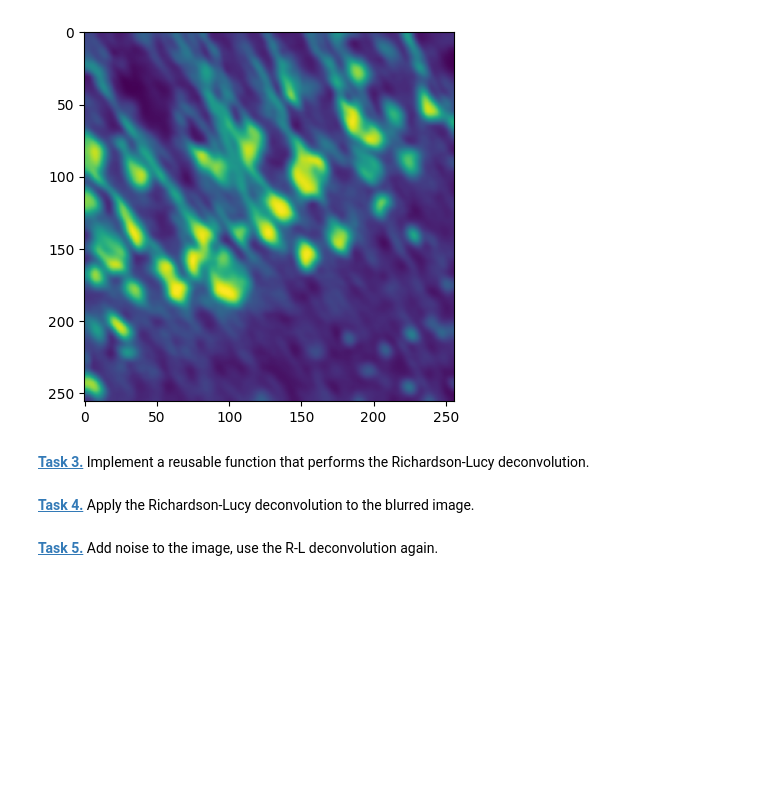
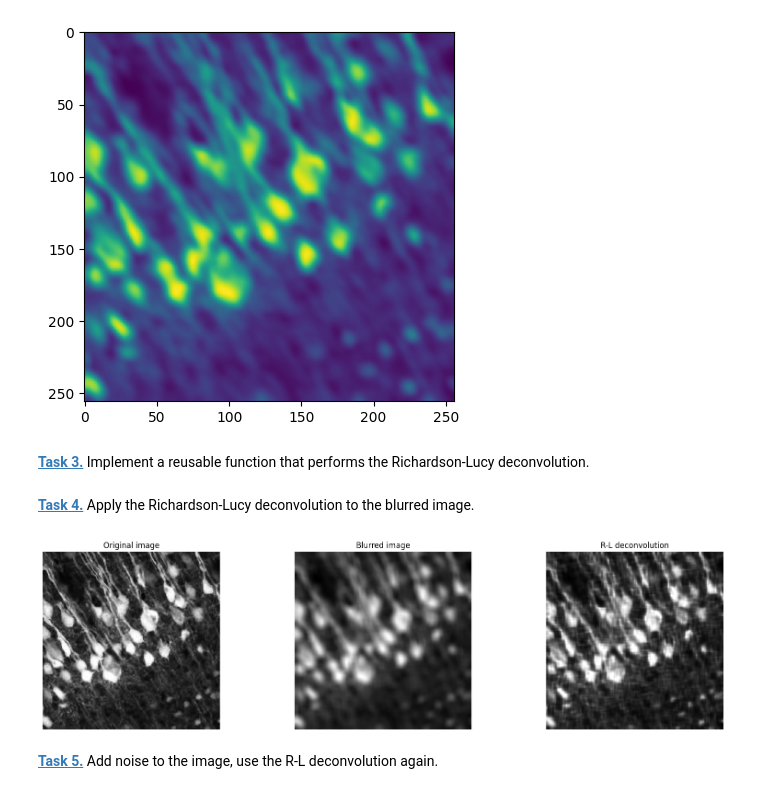
Before and after one commit to PhilippScheulen/philipp-does-fun-hacker-stuff, a Jupyter notebook: deconvolution.ipynb, the cells around one changed output. Drawn from its saved outputs; the diff is of its cells as text; code cells hidden in the pictures; blank space fills up the shorter version.

```diff
--- a/deconvolution.ipynb
+++ b/deconvolution.ipynb
@@ -37,7 +35,7 @@ print(psf)
  [0.01 0.01 0.01 0.01 0.01 0.01 0.01 0.01 0.01 0.01]]
 # %%
 plt.imshow(conv(img,psf,mode = "same", boundary="symm"),"grey")
-blurred = conv(img,psf,mode = "same", boundary="symm")
+img_psf = conv(img,psf,mode = "same", boundary="symm")
 # %% [output]
 [figure]
 # %% [markdown]
@@ -79,22 +78,24 @@ def richardson_lucy_deconvolution(image, psf, n_iterations):
 # %% [markdown]
 **[Task 4.]()** Apply the Richardson-Lucy deconvolution to the blurred image.
 # %%
-apply = richardson_lucy_deconvolution(blurred,psf,10)
+apply = richardson_lucy_deconvolution(img_psf,psf,100)
 # %%
 plt.figure(figsize=(20,5))
 plt.subplot(1, 3, 1)
 plt.axis('off')
 plt.imshow(img, 'gray')
 plt.title('Original image')
 plt.subplot(1, 3, 2)
 plt.axis('off')
-plt.imshow(blurred, 'gray')
+plt.imshow(img_psf, 'gray')
 plt.title('Blurred image')
 plt.subplot(1, 3, 3)
 plt.axis('off')
-plt.imshow(deconv_img, 'gray')
+plt.imshow(apply, 'gray')
 plt.title('R-L deconvolution')
 plt.show()
+# %% [output]
+[figure, added]
 # %% [markdown]
 **[Task 5.]()** Add noise to the image, use the R-L deconvolution again.
 # %%
```
Also changed, not shown: parts of 6 cells of this notebook.
